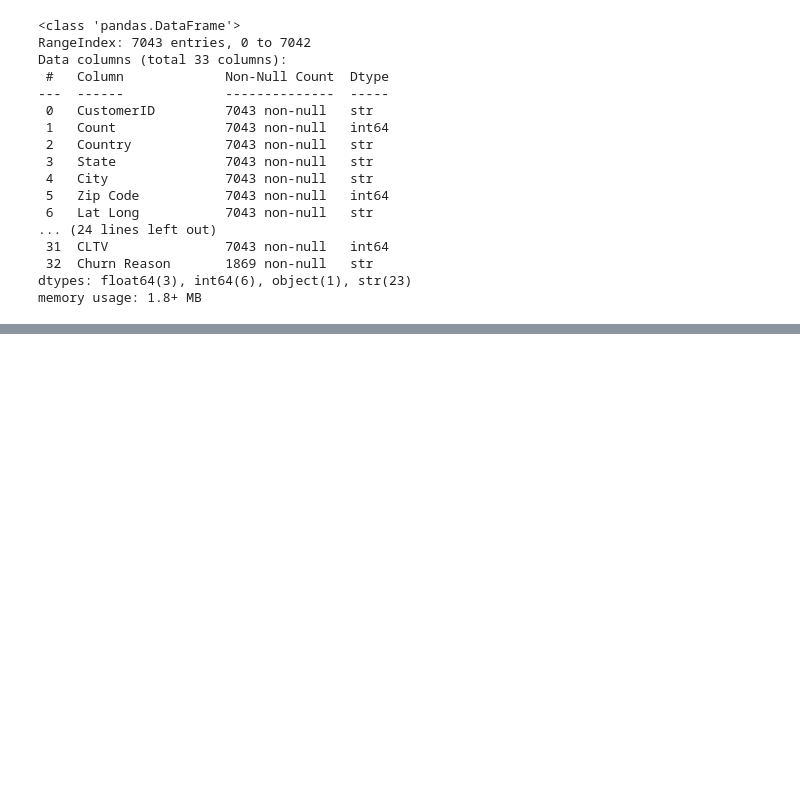
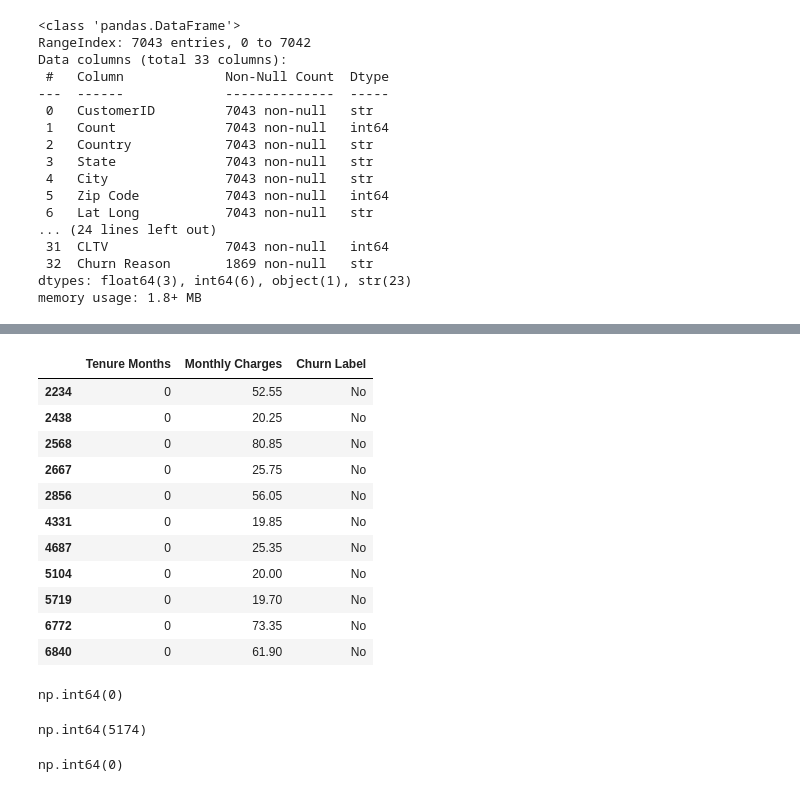
Before and after one commit to ArjunTechie118/Costumer-Churn-Prediction, a Jupyter notebook: notebook/01_eda.ipynb, the cells around one changed output, grey strips where cells are left out. Drawn from its saved outputs; the diff is of its cells as text; code cells hidden in the pictures; blank space fills up the shorter version.

```diff
--- a/notebook/01_eda.ipynb
+++ b/notebook/01_eda.ipynb
@@ -30,0 +115,2 @@ memory usage: 1.8+ MB
+# %%
+df["Total Charges"] = df["Total Charges"].replace(" ",pd.NA)
@@ -30,0 +121,18 @@ memory usage: 1.8+ MB
+# %%
+df.loc[
+    df["Total Charges"].isna(),
+    ["Tenure Months", "Monthly Charges", "Churn Label"]
+    ]
+# %% [output]
+|  | Tenure Months | Monthly Charges | Churn Label |
+| 2234 | 0 | 52.55 | No |
+| 2438 | 0 | 20.25 | No |
+| 2568 | 0 | 80.85 | No |
+| 2667 | 0 | 25.75 | No |
+| 2856 | 0 | 56.05 | No |
+| 4331 | 0 | 19.85 | No |
+| 4687 | 0 | 25.35 | No |
+| 5104 | 0 | 20.00 | No |
+| 5719 | 0 | 19.70 | No |
+| 6772 | 0 | 73.35 | No |
+| 6840 | 0 | 61.90 | No |
@@ -30,0 +141,4 @@ memory usage: 1.8+ MB
+# %%
+df["Total Charges"].isna().sum()
+# %% [output]
+np.int64(0)
@@ -30,0 +147,8 @@ memory usage: 1.8+ MB
+# %%
+df.isnull().sum().sum()
+# %% [output]
+np.int64(5174)
+# %%
+df.duplicated().sum()
+# %% [output]
+np.int64(0)
```
Also changed, not shown: parts of 18 cells of this notebook, 3 other files.
